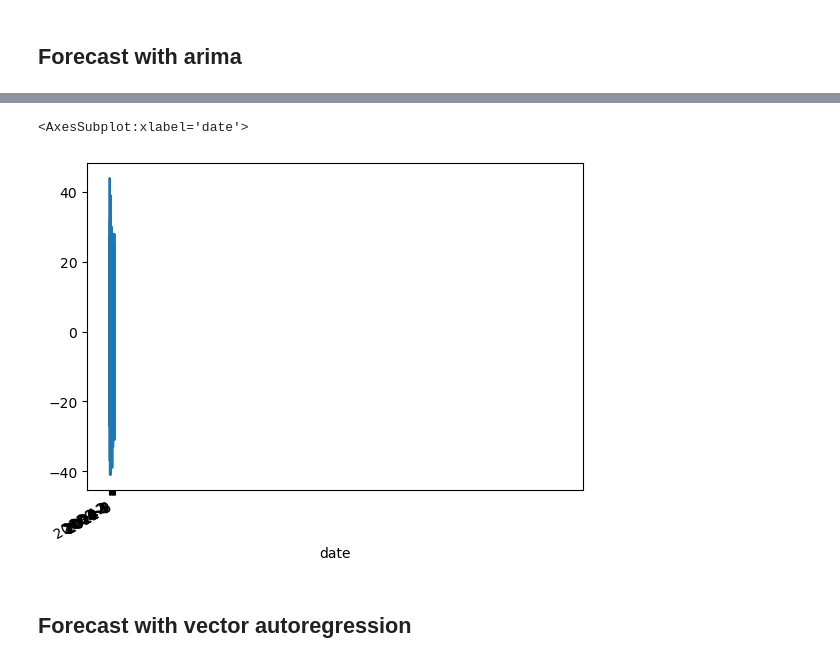
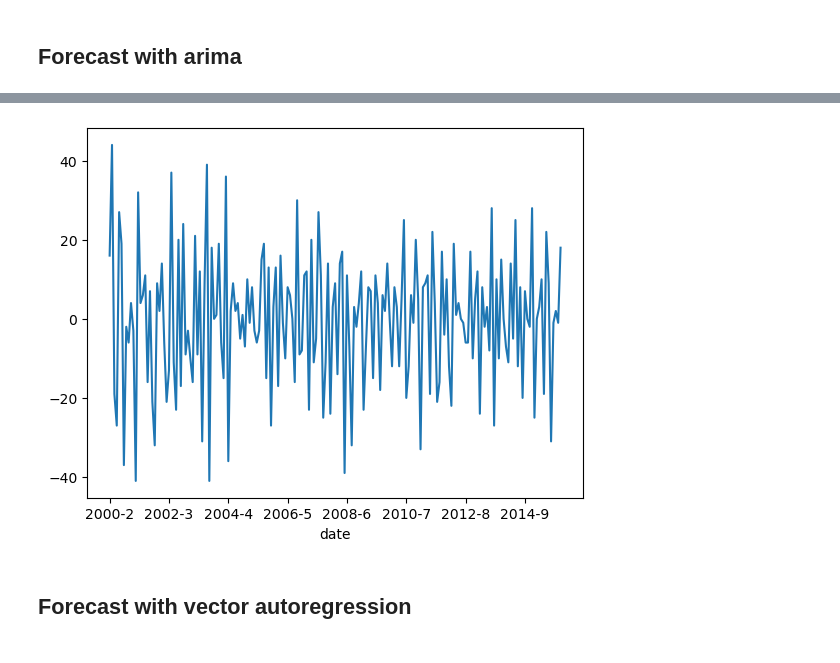
Before and after one commit to victoriawong1123/data_science_project, a Jupyter notebook: notebooks/assumptions.ipynb, the cells around one changed output, grey strips where cells are left out. Cells and saved outputs as stored; diff of their text form; code cells hidden in the pictures.

```diff
--- a/notebooks/assumptions.ipynb
+++ b/notebooks/assumptions.ipynb
@@ -463,7 +463,7 @@ SARIMAX Results
 Warnings:
 [1] Covariance matrix calculated using the outer product of gradients (complex-step).
 # %%
-fosum = forcast_arima.get_forecast('2016-01')
+fosum = forcast_arima.get_forecast(steps=50)
 fosum.summary_frame()
 # %% [output]
 | vol | mean | mean_se | mean_ci_lower | mean_ci_upper |
@@ -471,15 +486,14 @@ fosum.summary_frame()
 # %%
 ## Plot with the original endog_transformed
 fig, ax = plt.subplots()
 transformed_endog.plot(ax=ax)
 
 ## Plot the forecast boundaries
 fcast = fosum.summary_frame()
-fcast['mean'].plot(ax=ax, style='k--')
+# fcast['mean'].plot(ax=ax, style='k--')
 # ax.fill_between(fcast.index, fcast['mean_ci_lower'], fcast['mean_ci_upper'], color='k', alpha=0.1);
 # %% [output]
-<AxesSubplot:xlabel='date'>
-[figure, old version]
+[figure, new version]
 # %% [markdown]
 ## Forecast with vector autoregression
 # %%
```
Also changed, not shown: parts of 6 cells of this notebook.
